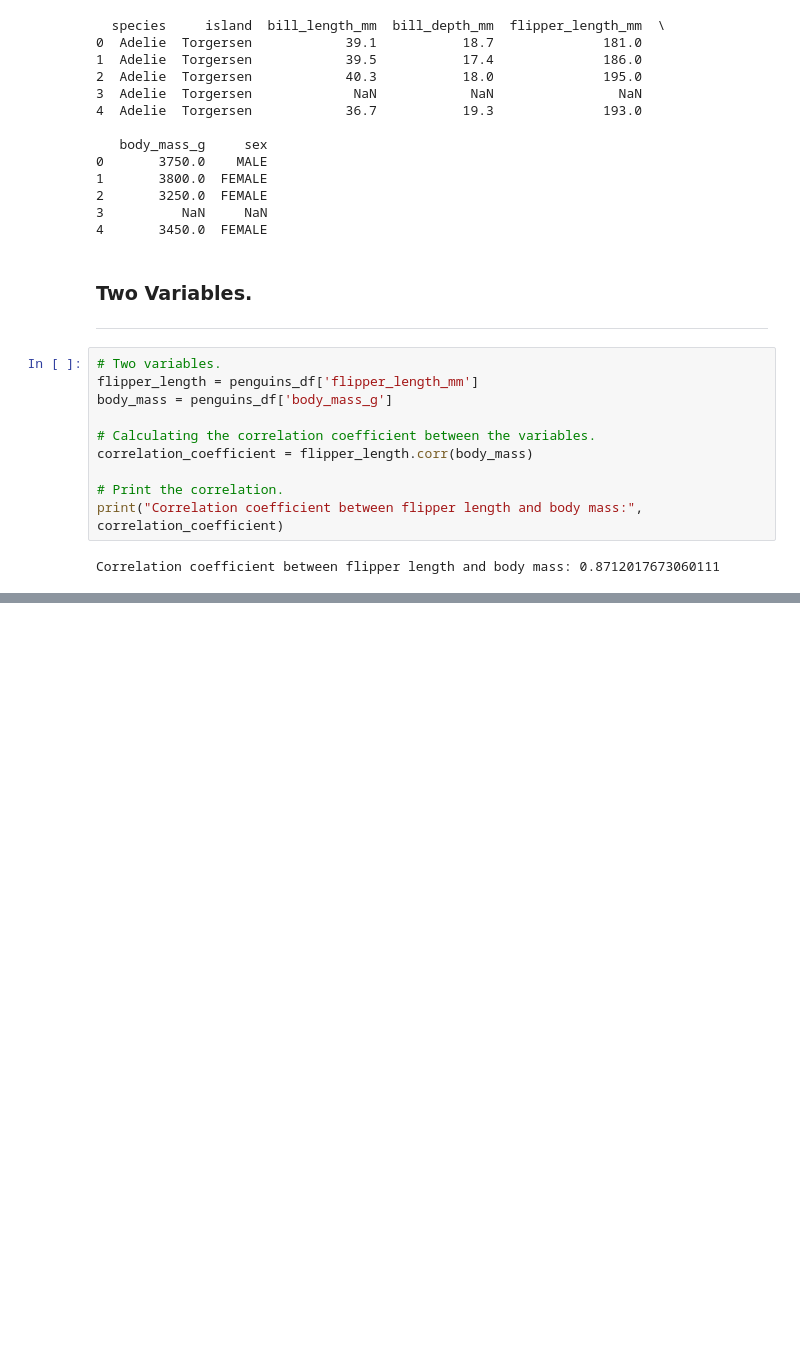
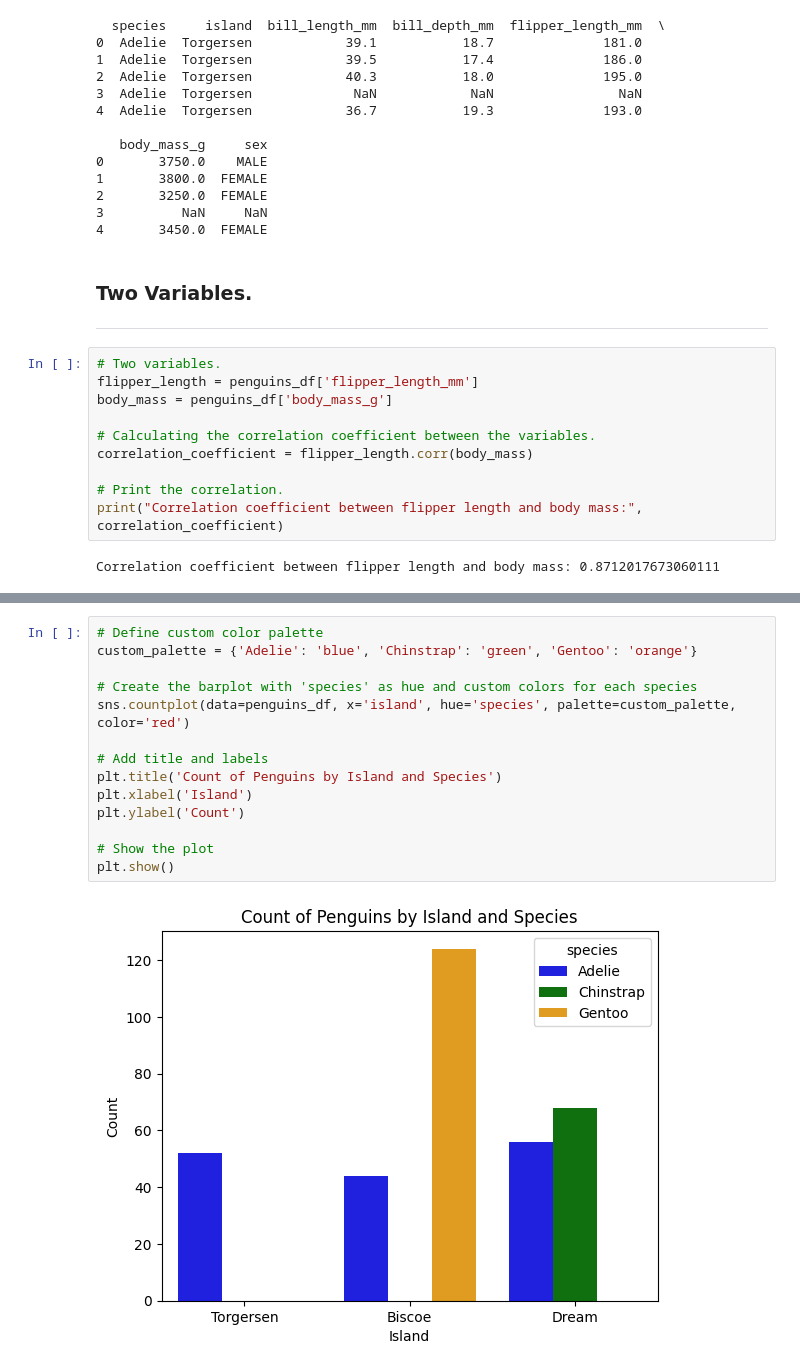
Before and after one commit to CarlosRigueti/Myproject2024, a Jupyter notebook: penguins.ipynb, the cells around one changed output, grey strips where cells are left out. Drawn from its saved outputs; the diff is of its cells as text; blank space fills up the shorter version.

```diff
--- a/penguins.ipynb
+++ b/penguins.ipynb
@@ -170,0 +176,16 @@ plt.show()
+# %%
+# Define custom color palette
+custom_palette = {'Adelie': 'blue', 'Chinstrap': 'green', 'Gentoo': 'orange'}
+
+# Create the barplot with 'species' as hue and custom colors for each species
+sns.countplot(data=penguins_df, x='island', hue='species', palette=custom_palette, color='red')
+
+# Add title and labels
+plt.title('Count of Penguins by Island and Species')
+plt.xlabel('Island')
+plt.ylabel('Count')
+
+# Show the plot
+plt.show()
+# %% [output]
+[figure, added]
```
Also changed, not shown: parts of 15 cells of this notebook.
